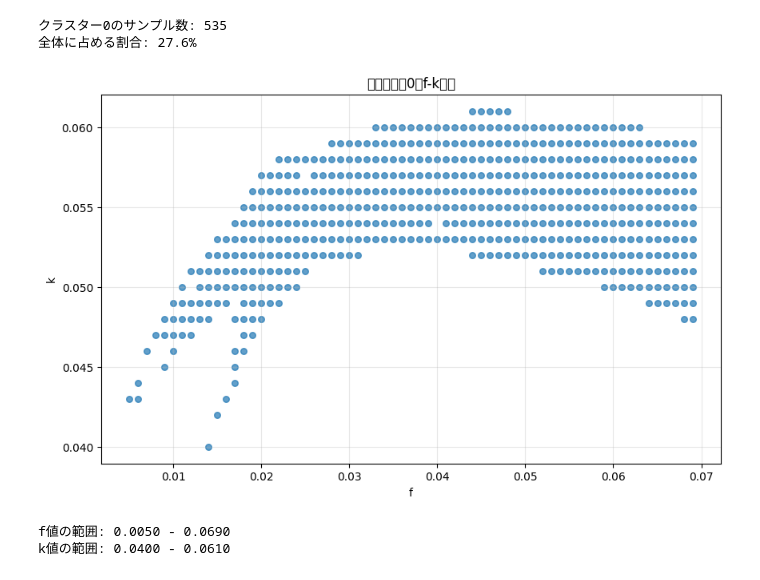
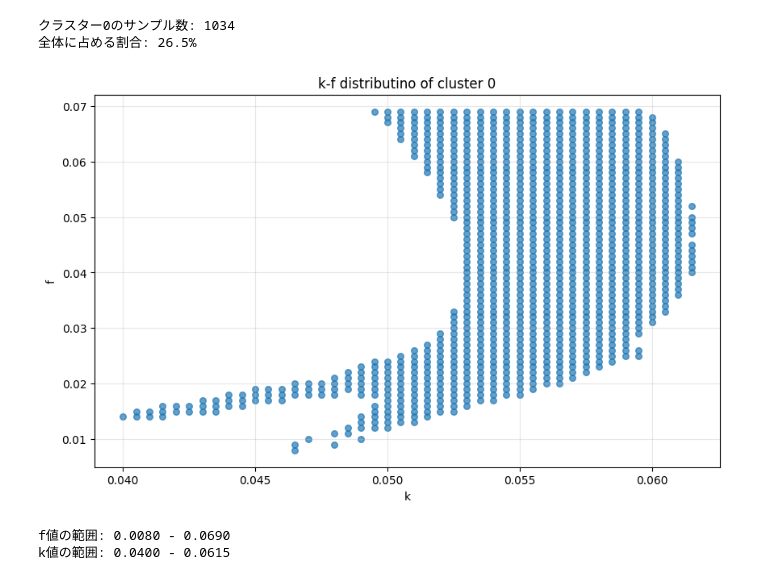
Before and after one commit to miuraTakashi/GrayScottMachineLearning, a Jupyter notebook: cluster_analysis_notebook_Phase2.ipynb, the cells around one changed output. Cells and saved outputs as stored; diff of their text form; code cells hidden in the pictures.

```diff
--- a/cluster_analysis_notebook_Phase2.ipynb
+++ b/cluster_analysis_notebook_Phase2.ipynb
@@ -105,33 +133,33 @@ Estimated Total Size (MB): 124.60
 ----------------------------------------------------------------
 # %%
 # クラスター0のデータを抽出
-cluster_0_mask = cluster_labels == 0
+cluster_0_mask = cluster_labels == 2
 cluster_0_indices = np.where(cluster_0_mask)[0]
 cluster_0_latent = latent_vectors[cluster_0_mask]
 cluster_0_f_values = f_values[cluster_0_mask]
 cluster_0_k_values = k_values[cluster_0_mask]
 
 print(f"クラスター0のサンプル数: {len(cluster_0_indices)}")
 print(f"全体に占める割合: {len(cluster_0_indices)/len(cluster_labels)*100:.1f}%")
 
 # クラスター0のf-k分布を確認
 plt.figure(figsize=(10, 6))
-plt.scatter(cluster_0_f_values, cluster_0_k_values, alpha=0.7, s=30)
-plt.xlabel('f')
-plt.ylabel('k')
-plt.title('クラスター0のf-k分布')
+plt.scatter(cluster_0_k_values, cluster_0_f_values, alpha=0.7, s=30)
+plt.xlabel('k')
+plt.ylabel('f')
+plt.title('k-f distributino of cluster 0')
 plt.grid(True, alpha=0.3)
 plt.show()
 
 # クラスター0の統計情報
 print(f"f値の範囲: {cluster_0_f_values.min():.4f} - {cluster_0_f_values.max():.4f}")
 print(f"k値の範囲: {cluster_0_k_values.min():.4f} - {cluster_0_k_values.max():.4f}")
 # %% [output]
-クラスター0のサンプル数: 535
-全体に占める割合: 27.6%
+クラスター0のサンプル数: 1034
+全体に占める割合: 26.5%
-[figure, old version]
+[figure, new version]
-f値の範囲: 0.0050 - 0.0690
-k値の範囲: 0.0400 - 0.0610
+f値の範囲: 0.0080 - 0.0690
+k値の範囲: 0.0400 - 0.0615
 # %%
 # クラスター0のサブクラスタリング
 # 最適なクラスター数を決定するためのエルボー法とシルエット分析
```
Also changed, not shown: parts of 8 cells of this notebook, 3 other files.
